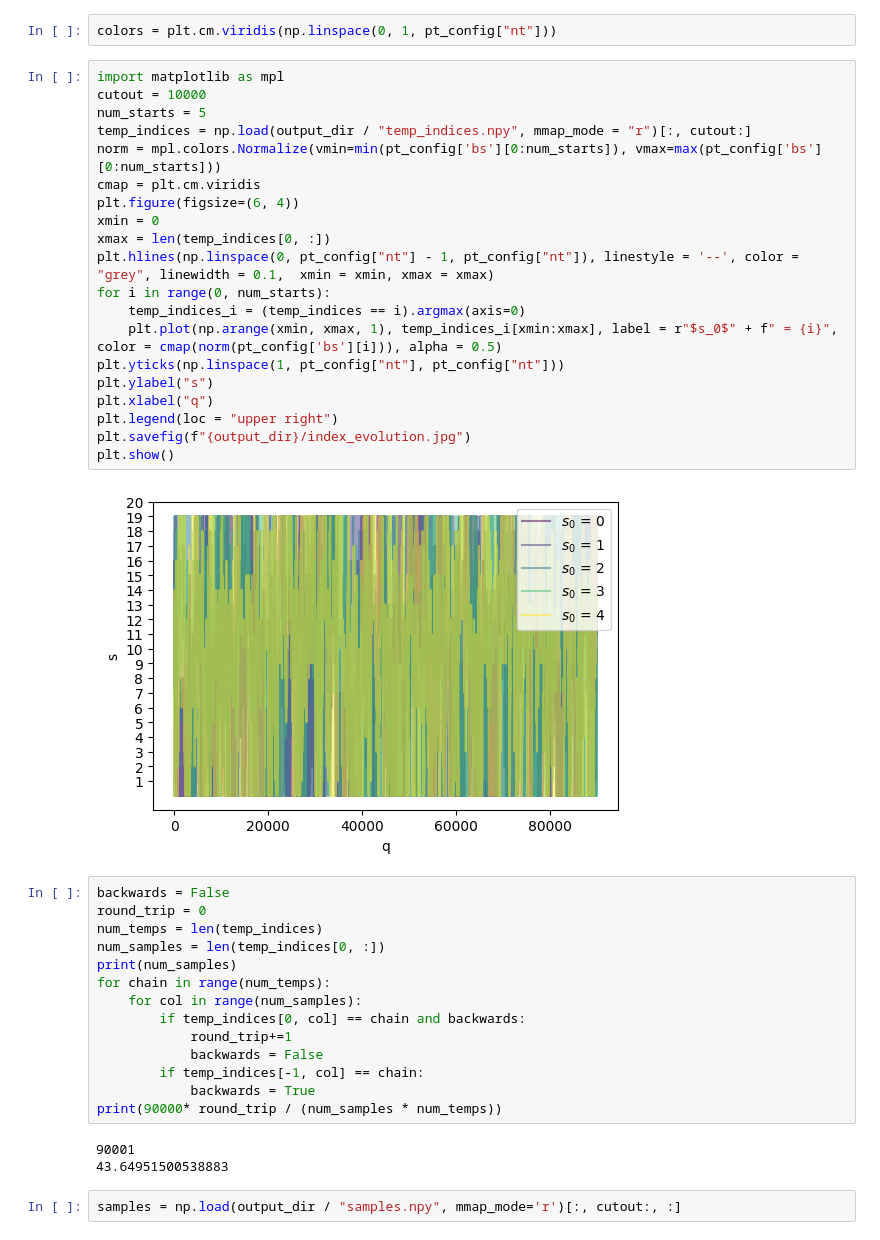
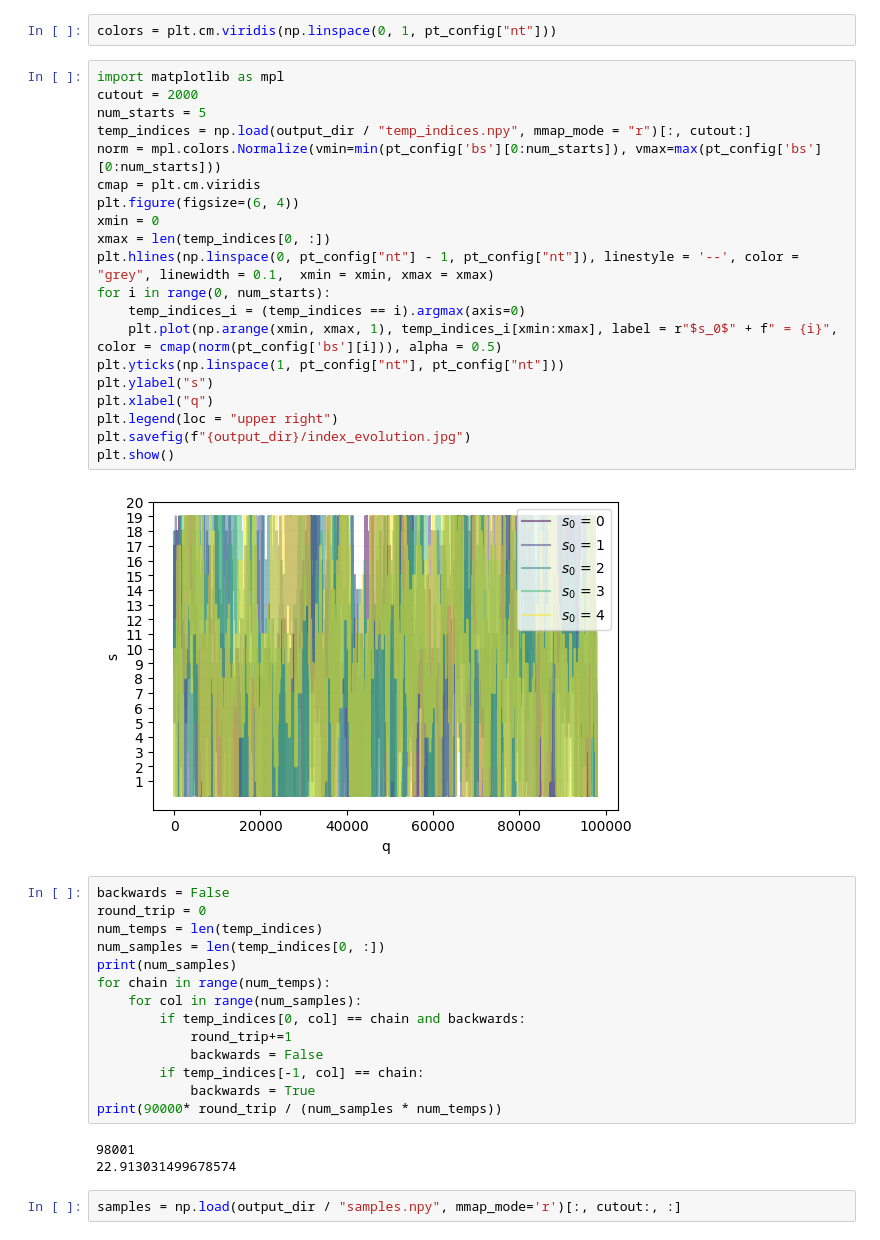
Before and after one commit to hannakjellson/Sampling-for-age-depth-modelling, a Jupyter notebook: python/src/age_depth_models/PT_partial_likelihood/plot.ipynb, the cells around one changed output. Drawn from its saved outputs; the diff is of its cells as text.

```diff
--- a/python/src/age_depth_models/PT_partial_likelihood/plot.ipynb
+++ b/python/src/age_depth_models/PT_partial_likelihood/plot.ipynb
@@ -28,26 +28,26 @@ hmc_config = pt_config["hmcc"]
 colors = plt.cm.viridis(np.linspace(0, 1, pt_config["nt"]))
 # %%
 import matplotlib as mpl
-cutout = 10000
+cutout = 2000
 num_starts = 5
 temp_indices = np.load(output_dir / "temp_indices.npy", mmap_mode = "r")[:, cutout:]
 norm = mpl.colors.Normalize(vmin=min(pt_config['bs'][0:num_starts]), vmax=max(pt_config['bs'][0:num_starts]))
 cmap = plt.cm.viridis
 plt.figure(figsize=(6, 4))
 xmin = 0
 xmax = len(temp_indices[0, :])
 plt.hlines(np.linspace(0, pt_config["nt"] - 1, pt_config["nt"]), linestyle = '--', color = "grey", linewidth = 0.1,  xmin = xmin, xmax = xmax)
 for i in range(0, num_starts):
     temp_indices_i = (temp_indices == i).argmax(axis=0)
     plt.plot(np.arange(xmin, xmax, 1), temp_indices_i[xmin:xmax], label = r"$s_0$" + f" = {i}", color = cmap(norm(pt_config['bs'][i])), alpha = 0.5)
 plt.yticks(np.linspace(1, pt_config["nt"], pt_config["nt"]))
 plt.ylabel("s")
 plt.xlabel("q")
 plt.legend(loc = "upper right")
 plt.savefig(f"{output_dir}/index_evolution.jpg")
 plt.show()
 # %% [output]
-[figure, old version]
+[figure, new version]
 # %%
 backwards = False
 round_trip = 0
@@ -63,8 +63,8 @@ for chain in range(num_temps):
             backwards = True
 print(90000* round_trip / (num_samples * num_temps))
 # %% [output]
-90001
-43.64951500538883
+98001
+22.913031499678574
 # %%
 samples = np.load(output_dir / "samples.npy", mmap_mode='r')[:, cutout:, :]
 # %%
```
Also changed, not shown: parts of 11 cells of this notebook, 21 other files.
